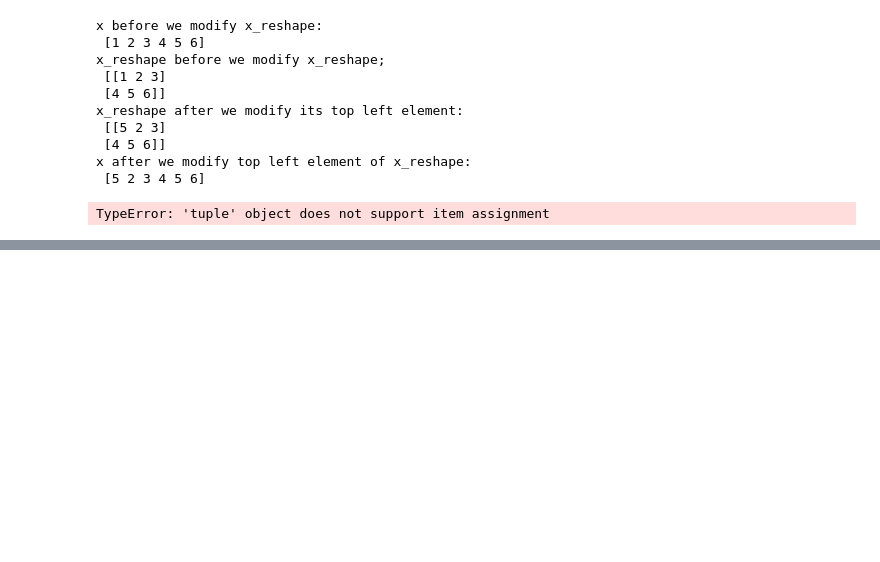
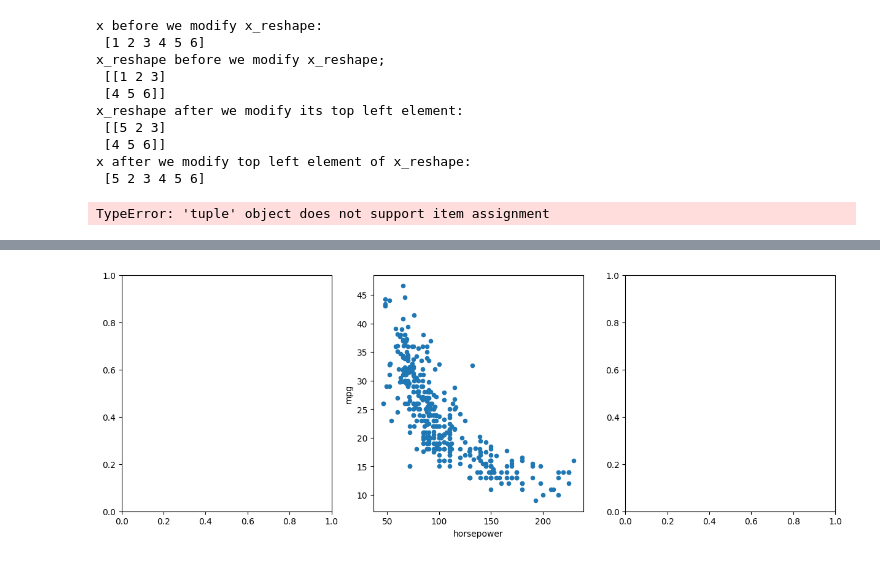
Before and after one commit to MrEcE0046/AI-ML-Grundkunskaper, a Jupyter notebook: Statistiska_Metoder/Exercise/EX00.ipynb, the cells around one changed output, grey strips where cells are left out. Saved outputs shown, nothing was run; the diff lists cells and outputs as text; code cells hidden in the pictures; blank space fills up the shorter version.

```diff
--- a/Statistiska_Metoder/Exercise/EX00.ipynb
+++ b/Statistiska_Metoder/Exercise/EX00.ipynb
@@ -358,0 +395,5 @@ array([ 0,  1,  2,  3,  4,  5,  6,  7,  8,  9, 10])
+# %%
+fig, axes = subplots(ncols=3, figsize=(15,5))
+Auto.plot.scatter("horsepower", "mpg", ax=axes[1]);
+# %% [output]
+[figure, added]
```
Also changed, not shown: parts of 112 cells of this notebook, 5 other files.
